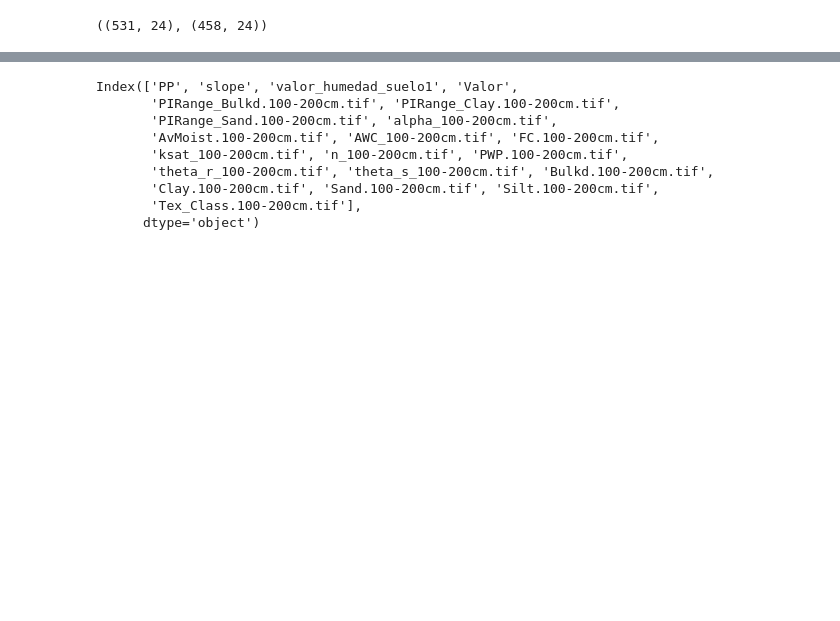
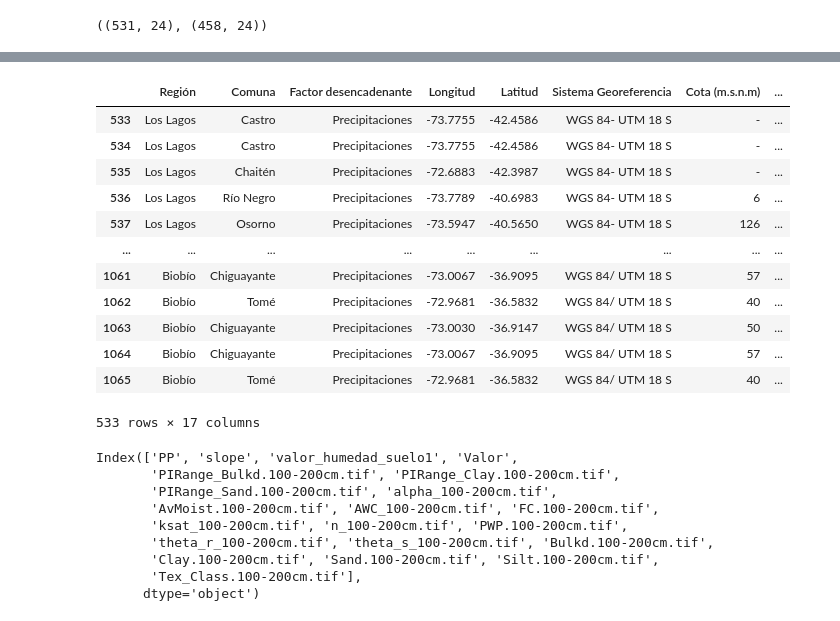
Before and after one commit to ManuelLabbe/script_geotiff_data_extraction, a Jupyter notebook: final_eda.ipynb, the cells around one changed output, grey strips where cells are left out. Drawn from its saved outputs; the diff is of its cells as text; code cells hidden in the pictures; blank space fills up the shorter version.

```diff
--- a/final_eda.ipynb
+++ b/final_eda.ipynb
@@ -212,3 +228,19 @@ data_0_final.shape, data_1_final.shape
+# %%
+db_0
+# %% [output]
+|  | Región | Comuna | Factor desencadenante | Longitud | Latitud | Sistema Georeferencia | Cota (m.s.n.m) | ... |
+| 533 | Los Lagos | Castro | Precipitaciones | -73.7755 | -42.4586 | WGS 84- UTM 18 S | - | ... |
+| 534 | Los Lagos | Castro | Precipitaciones | -73.7755 | -42.4586 | WGS 84- UTM 18 S | - | ... |
+| 535 | Los Lagos | Chaitén | Precipitaciones | -72.6883 | -42.3987 | WGS 84- UTM 18 S | - | ... |
+| 536 | Los Lagos | Río Negro | Precipitaciones | -73.7789 | -40.6983 | WGS 84- UTM 18 S | 6 | ... |
+| 537 | Los Lagos | Osorno | Precipitaciones | -73.5947 | -40.5650 | WGS 84- UTM 18 S | 126 | ... |
+| ... | ... | ... | ... | ... | ... | ... | ... | ... |
+| 1061 | Biobío | Chiguayante | Precipitaciones | -73.0067 | -36.9095 | WGS 84/ UTM 18 S | 57 | ... |
+| 1062 | Biobío | Tomé | Precipitaciones | -72.9681 | -36.5832 | WGS 84/ UTM 18 S | 40 | ... |
+| 1063 | Biobío | Chiguayante | Precipitaciones | -73.0030 | -36.9147 | WGS 84/ UTM 18 S | 50 | ... |
+| 1064 | Biobío | Chiguayante | Precipitaciones | -73.0067 | -36.9095 | WGS 84/ UTM 18 S | 57 | ... |
+| 1065 | Biobío | Tomé | Precipitaciones | -72.9681 | -36.5832 | WGS 84/ UTM 18 S | 40 | ... |
+533 rows × 17 columns
 # %%
 cols = ['Latitud', 'Longitud', 'Fecha Evento',] #'Tex_Class.100-200cm.tif','n_100-200cm.tif',
        # 'theta_r_100-200cm.tif', 'theta_s_100-200cm.tif']
```
Also changed, not shown: parts of 5 cells of this notebook.
